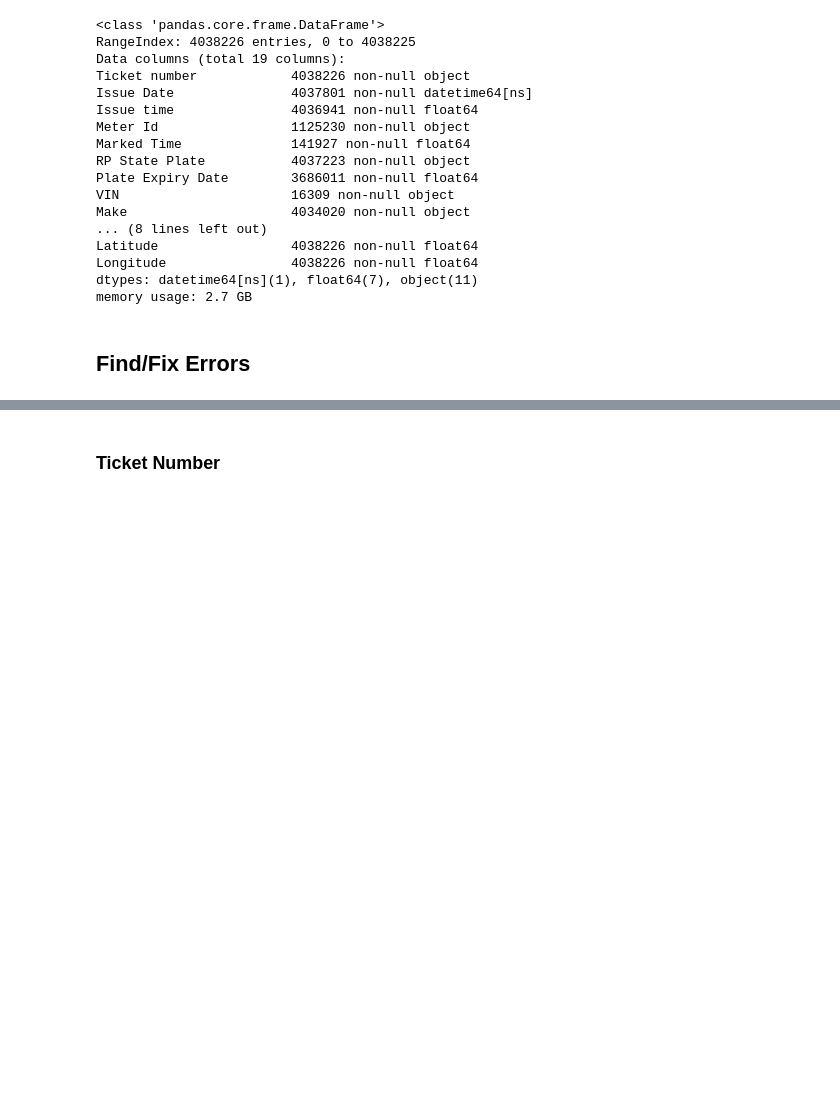
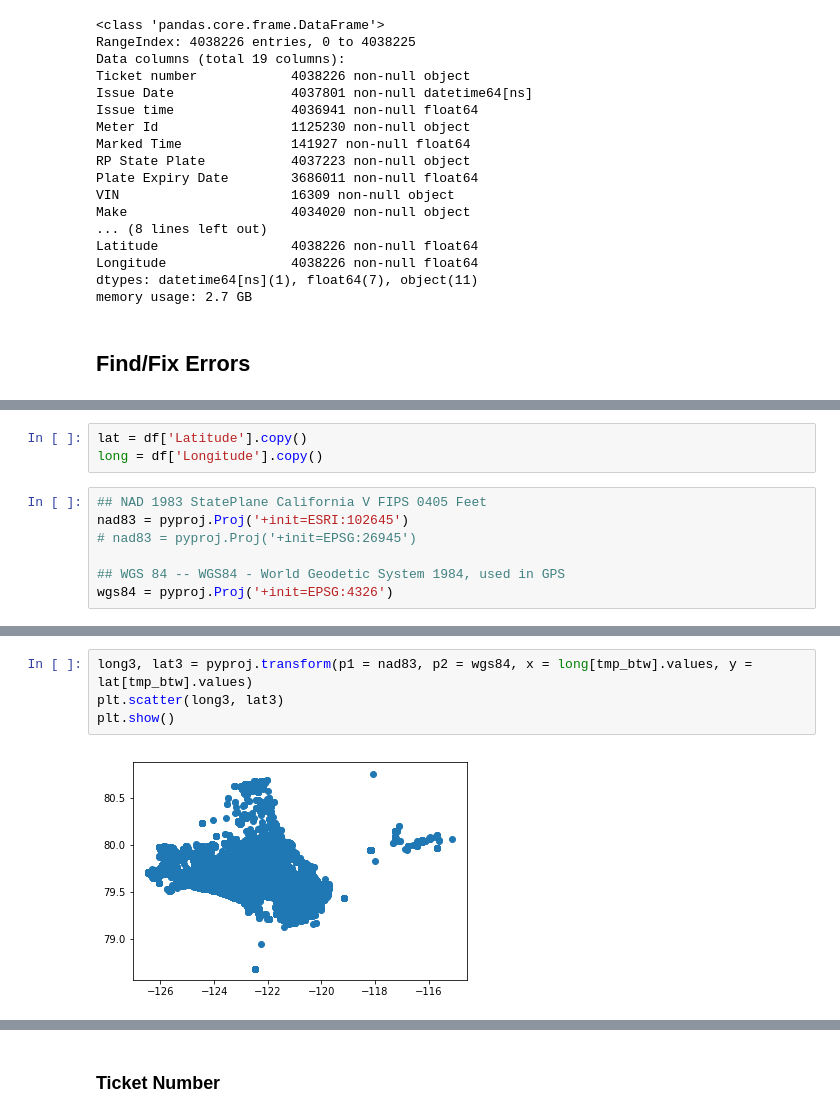
Before and after one commit to jachen36/2018_la_parking_citation, a Jupyter notebook: cleaning.ipynb, the cells around one changed output, grey strips where cells are left out. Cells and saved outputs as stored; diff of their text form; blank space fills up the shorter version.

```diff
--- a/cleaning.ipynb
+++ b/cleaning.ipynb
@@ -52,0 +59,10 @@ memory usage: 2.7 GB
+# %%
+lat = df['Latitude'].copy()
+long = df['Longitude'].copy()
+# %%
+## NAD 1983 StatePlane California V FIPS 0405 Feet
+nad83 = pyproj.Proj('+init=ESRI:102645')
+# nad83 = pyproj.Proj('+init=EPSG:26945')
+
+## WGS 84 -- WGS84 - World Geodetic System 1984, used in GPS
+wgs84 = pyproj.Proj('+init=EPSG:4326')
@@ -52,0 +143,6 @@ memory usage: 2.7 GB
+# %%
+long3, lat3 = pyproj.transform(p1 = nad83, p2 = wgs84, x = long[tmp_btw].values, y = lat[tmp_btw].values)
+plt.scatter(long3, lat3)
+plt.show()
+# %% [output]
+[figure, added]
```
Also changed, not shown: parts of 24 cells of this notebook, 2 other files.
